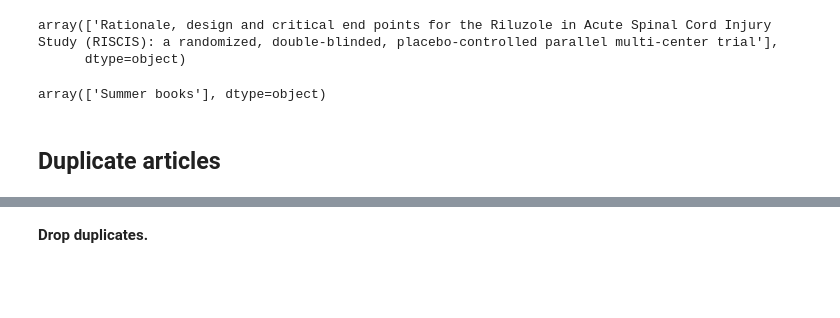
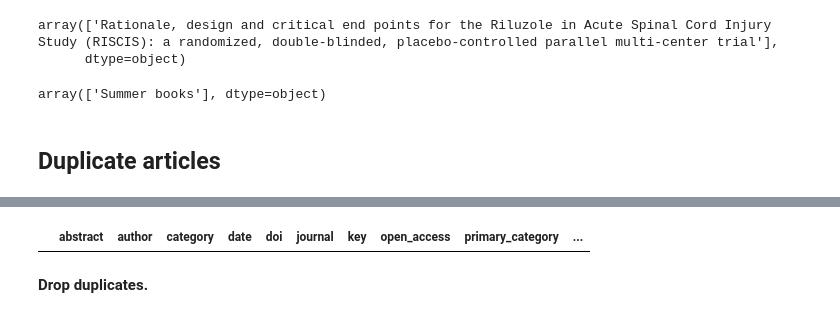
Before and after one commit to Nikoleta-v3/bibliometric-study-of-the-prisoners-dilemma, a Jupyter notebook: src/nbs/0.1. Cleaning Data.ipynb, the cells around one changed output, grey strips where cells are left out. Drawn from its saved outputs; the diff is of its cells as text; code cells hidden in the pictures; blank space fills up the shorter version.

```diff
--- a/src/nbs/0.1. Cleaning Data.ipynb
+++ b/src/nbs/0.1. Cleaning Data.ipynb
@@ -143,6 +143,10 @@ df_without_arxiv = df[~(df['provenance']=='arXiv')]
 df_without_arxiv = df_without_arxiv.drop_duplicates(subset='title')
 # %%
 df_without_arxiv.to_json('../data/pd_November_2018_without_arxiv.json')
+# %%
+df_without_arxiv.pro
+# %% [output]
+|  | abstract | author | category | date | doi | journal | key | open_access | primary_category | ... |
 # %% [markdown]
 **Drop duplicates.**
 # %%
```
Also changed, not shown: parts of 10 cells of this notebook, 11 other files.
